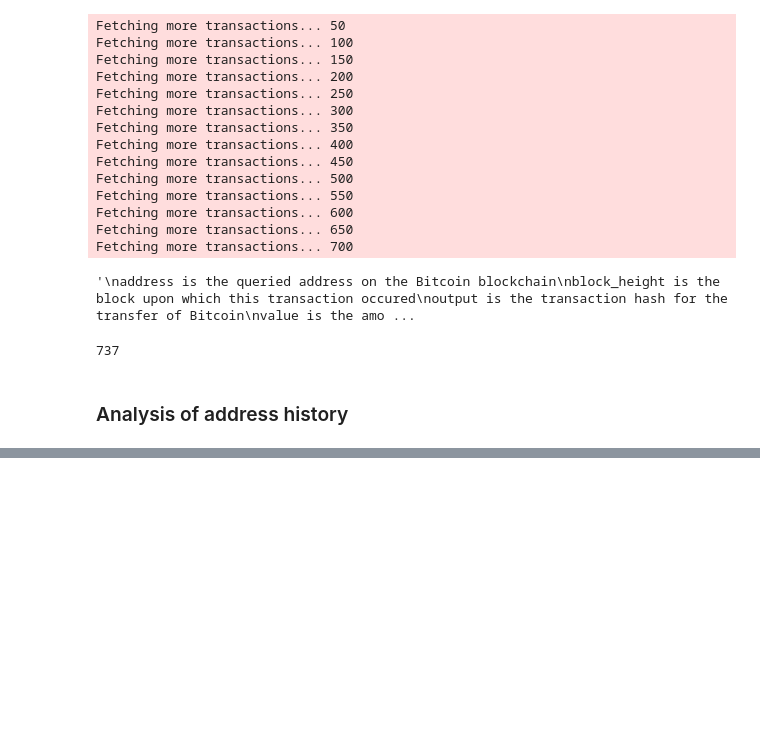
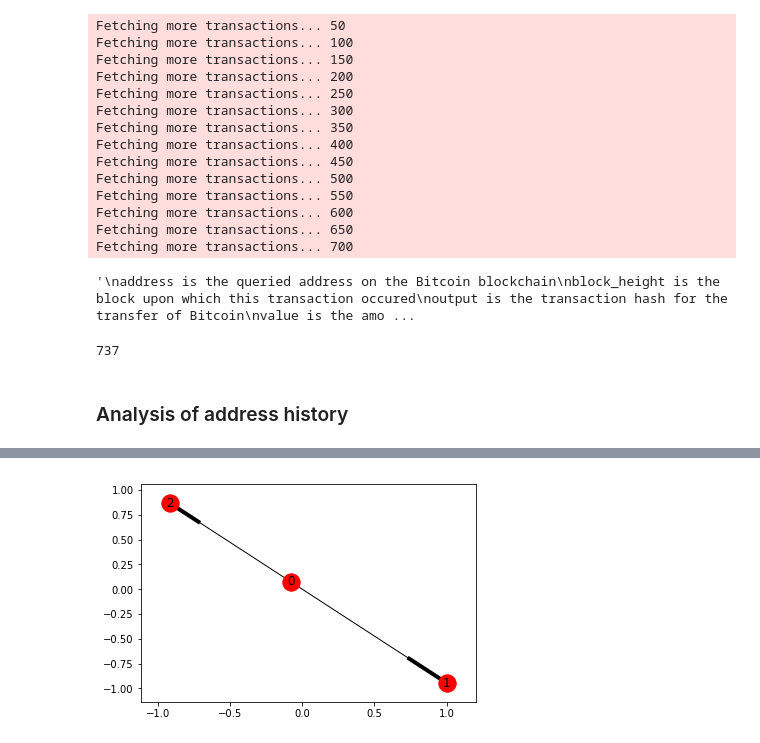
Before and after one commit to joeblankenship1/bitcoin_sna, a Jupyter notebook: Blockchain_Analysis.ipynb, the cells around one changed output, grey strips where cells are left out. Cells and saved outputs as stored; diff of their text form; code cells hidden in the pictures; blank space fills up the shorter version.

```diff
--- a/Blockchain_Analysis.ipynb
+++ b/Blockchain_Analysis.ipynb
@@ -136,0 +121,6 @@ Name: output, Length: 737, dtype: int64
+# %%
+# split the transaction hash from the sequence number
+df['output_hash'] = df['output'].str.split(':').str[0]
+# if you need the other part, uncomment below
+#df['output_post'] = df['output'].str.split(':').str[1]
+df.head()
@@ -136,0 +152,7 @@ Name: output, Length: 737, dtype: int64
+# %%
+# create a new table with addresses and spend hashes
+# relabel table rows on unique addresses + spend hashes
+# reindex table with row labels
+df_adjacency = pd.crosstab(df.address, df.spend_hash)
+idx = df_adjacency.columns.union(df.address.unique())
+df_adjacency = df_adjacency.reindex(index=idx, columns=idx, fill_value=0)
@@ -136,0 +173,8 @@ Name: output, Length: 737, dtype: int64
+# %%
+# created a directed graph of our table
+dpr_graph = nx.DiGraph(df_adjacency.values)
+# %%
+# plot the network
+nx.draw_networkx(dpr_graph, with_labels=True)
+# %% [output]
+[figure, added]
```
Also changed, not shown: parts of 21 cells of this notebook.
